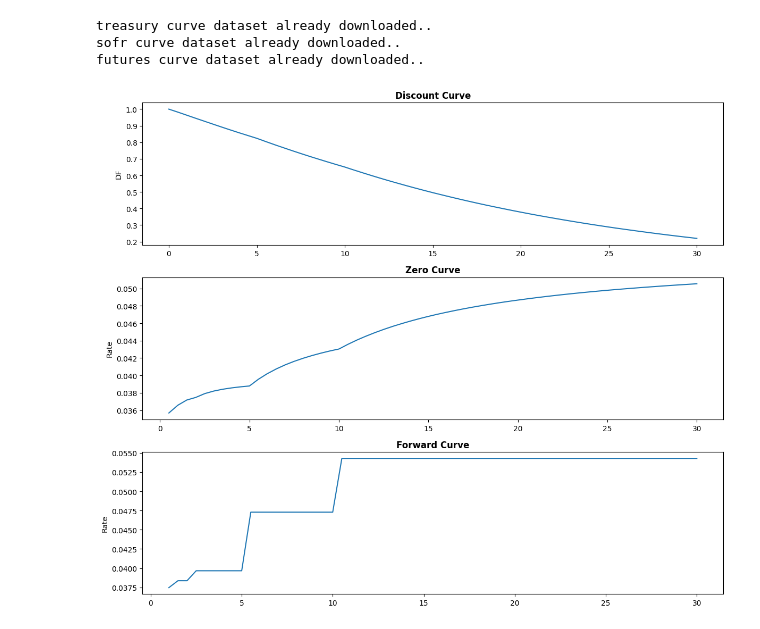
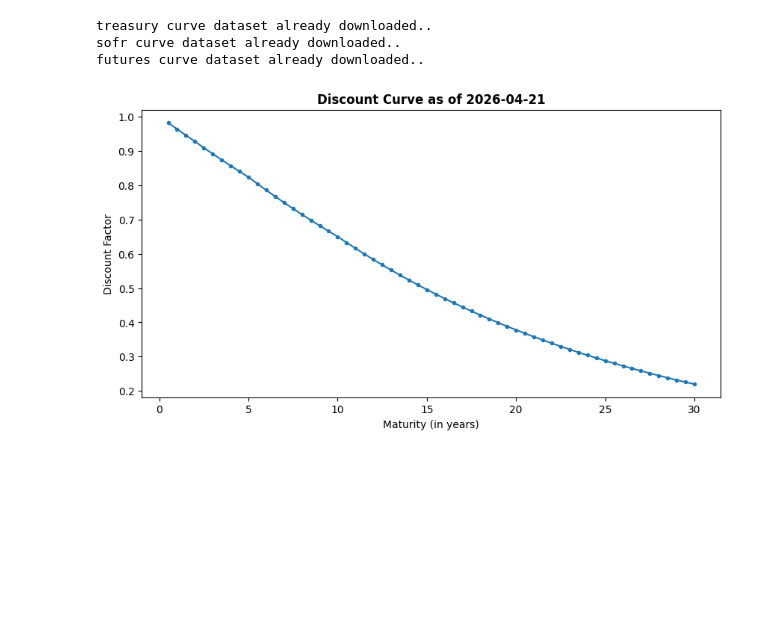
Before and after one commit to gorkemyencak/hedge-accounting-valuation-platform, a Jupyter notebook: notebooks/02_multi_curve_architecture_testing.ipynb, the cells around one changed output. Drawn from its saved outputs; the diff is of its cells as text; code cells hidden in the pictures; blank space fills up the shorter version.

Commit message:
curve diagnostics

```diff
--- a/notebooks/02_multi_curve_architecture_testing.ipynb
+++ b/notebooks/02_multi_curve_architecture_testing.ipynb
@@ -73,25 +80,14 @@ forward_curve_full = build_forward_curve(
 treasury curve dataset already downloaded..
 sofr curve dataset already downloaded..
 futures curve dataset already downloaded..
-# %%
-# plotting curves for a sample date
-sample_date = df_loglinear_interp.index[-1]
-
-fig, axes = plt.subplots(3, 1, figsize=(12, 10))
-
-axes[0].plot(df_full_curve.columns, df_full_curve.loc[sample_date])
-axes[0].set_title("Discount Curve", fontweight = "bold")
-axes[0].set_ylabel("DF")
-
-axes[1].plot(zero_curve_full.columns, zero_curve_full.loc[sample_date]) # type: ignore
-axes[1].set_title("Zero Curve", fontweight = "bold")
-axes[1].set_ylabel("Rate")
-
-axes[2].plot(forward_curve_full.columns, forward_curve_full.loc[sample_date])
-axes[2].set_title("Forward Curve", fontweight = "bold")
-axes[2].set_ylabel("Rate")
-
-plt.tight_layout()
-plt.show()
-# %% [output]
-[figure, removed]
+# %%
+### curve diagnostics
+# sample date
+sample_date = df_loglinear_interp.index[-1]
+
+plot_discount_curve(
+    df_curve = df_loglinear_interp,
+    date = sample_date
+)
+# %% [output]
+[figure, added]
```
Also changed, not shown: parts of 7 cells of this notebook, 1 other file.
